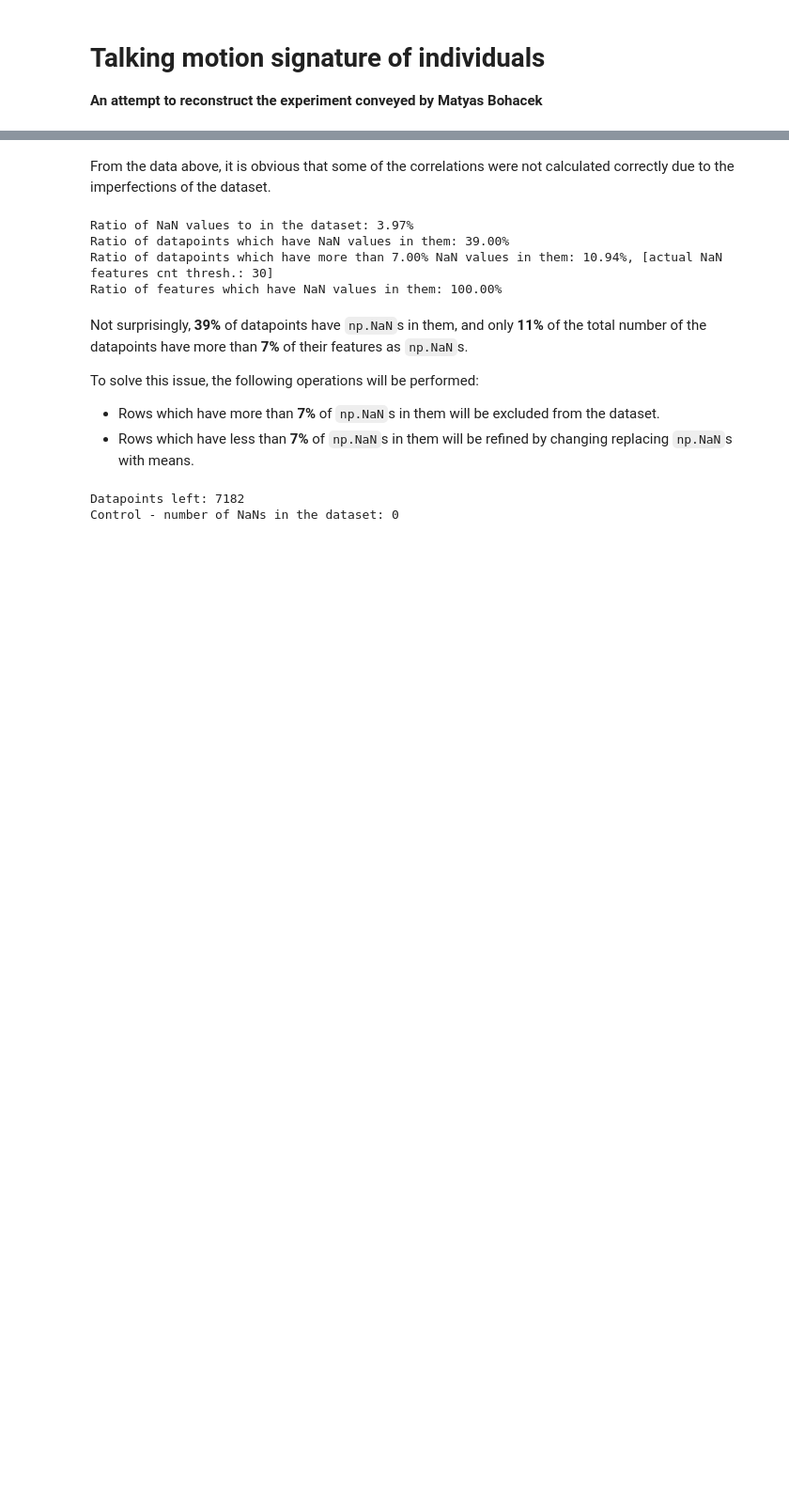
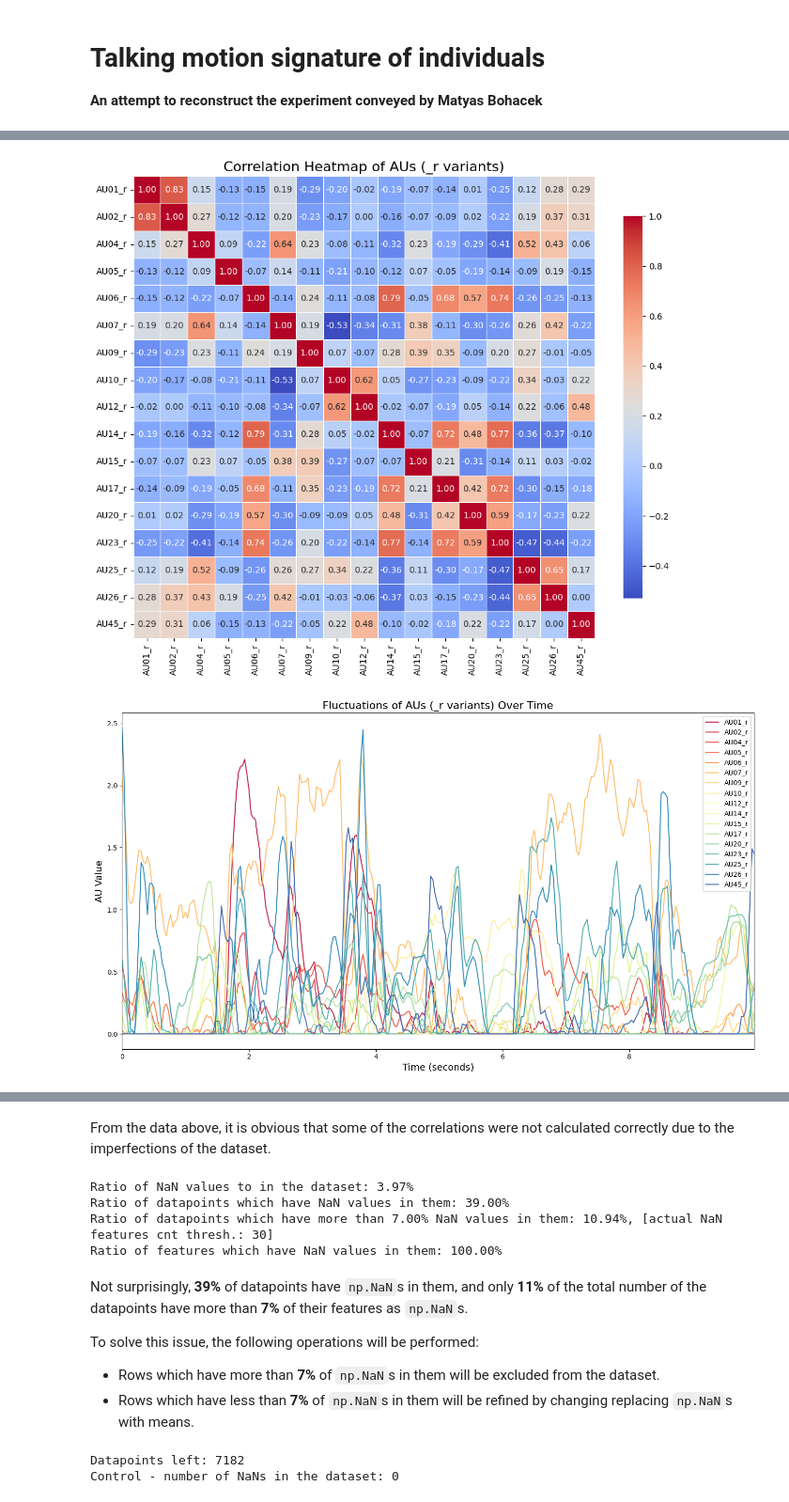
Before and after one commit to samarrik/motion_signature, a Jupyter notebook: main.ipynb, the cells around one changed output, grey strips where cells are left out. Shown at 94% size. Saved outputs shown, nothing was run; the diff lists cells and outputs as text; code cells hidden in the pictures; blank space fills up the shorter version.

```diff
--- a/main.ipynb
+++ b/main.ipynb
@@ -18,17 +20,27 @@ from sklearn.decomposition import PCA
 from sklearn.manifold import TSNE
 # %%
 CORRELATIONS = ""
+EXAMPLE_EXTRACTED_OF = ""
+EXAMPLE_EXTRACTED_MP = ""
 if "kaggle" in os.getcwd():
     print(f"Running in kaggle...")
     CORRELATIONS = "/kaggle/input/correlations/correlations.csv"
 else:
     print(f"Running locally...")
     CORRELATIONS = os.path.join("data", "correlations.csv")
+    EXAMPLE_EXTRACTED_MP = "data/extracted/extracted_mp/1_id0_celeb_clip_0.csv"
+    EXAMPLE_EXTRACTED_OF = "data/extracted/extracted_of/1_id0_celeb_clip_0.csv"
 
-df = pd.read_csv(CORRELATIONS, index_col="clip_name")
-print("The dataset was loaded in the dataframe")
+
+cors = pd.read_csv(CORRELATIONS, index_col="clip_name")
+print("The cor dataset was loaded successfully")
+
+extracted_of_ex = pd.read_csv(EXAMPLE_EXTRACTED_OF)
+extracted_mp_ex = pd.read_csv(EXAMPLE_EXTRACTED_MP)
+print("Example extracted features from OpenFace and MediaPipe loaded successfully.")
+
 
 # compatibility with the old version of the dataset
-if "pristine" in df.columns:
-    df.drop("pristine", axis=1, inplace=True)
+if "pristine" in cors.columns:
+    cors.drop("pristine", axis=1, inplace=True)
 # %% [output]
@@ -115,0 +157,21 @@ df.describe().map("{:.2f}".format)
+# %%
+au_r_columns = [col for col in extracted_of_ex.columns if '_r' in col]
+correlation_matrix = extracted_of_ex[au_r_columns].corr()
+plt.figure(figsize=(12, 10))
+sns.heatmap(correlation_matrix, annot=True, fmt=".2f", cmap='coolwarm', square=True, cbar_kws={"shrink": .8}, linewidths=.5)
+plt.title('Correlation Heatmap of AUs (_r variants)', fontsize=16)
+plt.show()
+plt.figure(figsize=(14, 8))
+colors = sns.color_palette("Spectral", len(au_r_columns))
+for au, color in zip(au_r_columns, colors):
+    plt.plot(extracted_of_ex.index / 30, extracted_of_ex[au], label=au, color=color)
+plt.title('Fluctuations of AUs (_r variants) Over Time', fontsize=16)
+plt.xlabel('Time (seconds)', fontsize=14)
+plt.ylabel('AU Value', fontsize=14)
+plt.xlim(0, extracted_of_ex.index[-1] / 30)
+plt.legend(loc='upper right')
+plt.tight_layout()
+plt.show()
+# %% [output]
+[figure, added]
+[figure, added]
```
Also changed, not shown: parts of 21 cells of this notebook, 1 other file.
